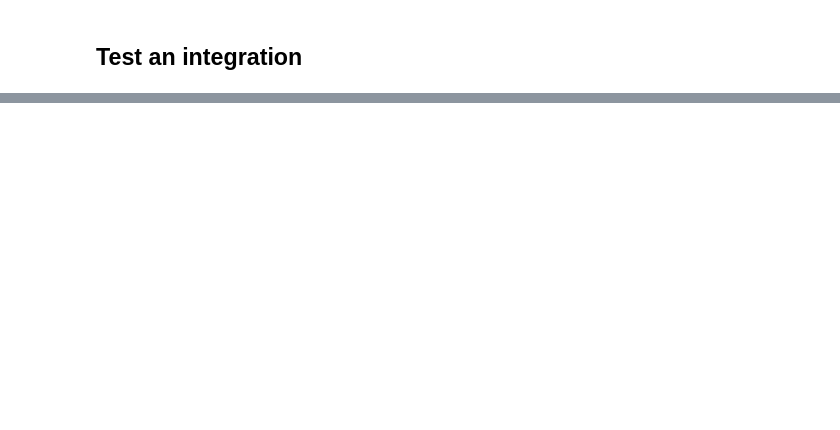
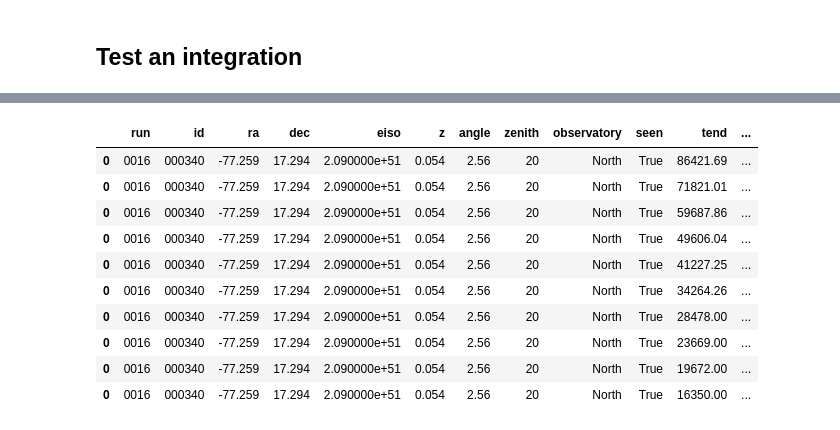
Before and after one commit to astrojarred/gravitational_wave_toy, a Jupyter notebook: integrating_v2.ipynb, the cells around one changed output, grey strips where cells are left out. Saved outputs shown, nothing was run; the diff lists cells and outputs as text; code cells hidden in the pictures; blank space fills up the shorter version.

```diff
--- a/integrating_v2.ipynb
+++ b/integrating_v2.ipynb
@@ -142,0 +246,3 @@ integral_spectrum =
+# %%
+v2n = gwp.open_gw_file("gw_toy_results_log_v2.pkl")
+v1n = gwp.open_gw_file("gw_toy_results_log.pkl")
@@ -142,0 +298,14 @@ integral_spectrum =
+# %%
+v2n[v2n.run == "0016"][:10]
+# %% [output]
+|  | run | id | ra | dec | eiso | z | angle | zenith | observatory | seen | tend | ... |
+| 0 | 0016 | 000340 | -77.259 | 17.294 | 2.090000e+51 | 0.054 | 2.56 | 20 | North | True | 86421.69 | ... |
+| 0 | 0016 | 000340 | -77.259 | 17.294 | 2.090000e+51 | 0.054 | 2.56 | 20 | North | True | 71821.01 | ... |
+| 0 | 0016 | 000340 | -77.259 | 17.294 | 2.090000e+51 | 0.054 | 2.56 | 20 | North | True | 59687.86 | ... |
+| 0 | 0016 | 000340 | -77.259 | 17.294 | 2.090000e+51 | 0.054 | 2.56 | 20 | North | True | 49606.04 | ... |
+| 0 | 0016 | 000340 | -77.259 | 17.294 | 2.090000e+51 | 0.054 | 2.56 | 20 | North | True | 41227.25 | ... |
+| 0 | 0016 | 000340 | -77.259 | 17.294 | 2.090000e+51 | 0.054 | 2.56 | 20 | North | True | 34264.26 | ... |
+| 0 | 0016 | 000340 | -77.259 | 17.294 | 2.090000e+51 | 0.054 | 2.56 | 20 | North | True | 28478.00 | ... |
+| 0 | 0016 | 000340 | -77.259 | 17.294 | 2.090000e+51 | 0.054 | 2.56 | 20 | North | True | 23669.00 | ... |
+| 0 | 0016 | 000340 | -77.259 | 17.294 | 2.090000e+51 | 0.054 | 2.56 | 20 | North | True | 19672.00 | ... |
+| 0 | 0016 | 000340 | -77.259 | 17.294 | 2.090000e+51 | 0.054 | 2.56 | 20 | North | True | 16350.00 | ... |
```
Also changed, not shown: parts of 36 cells of this notebook.
